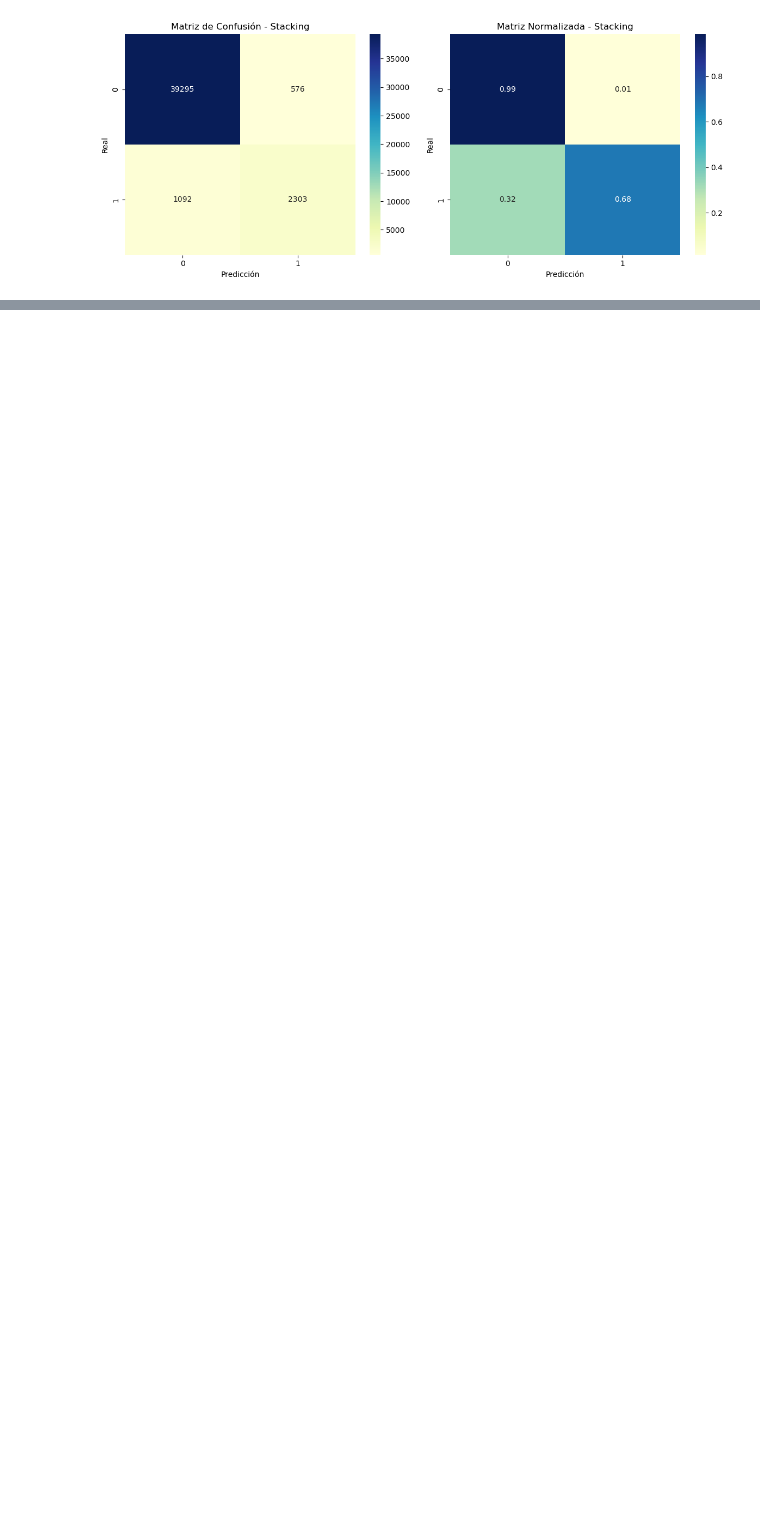
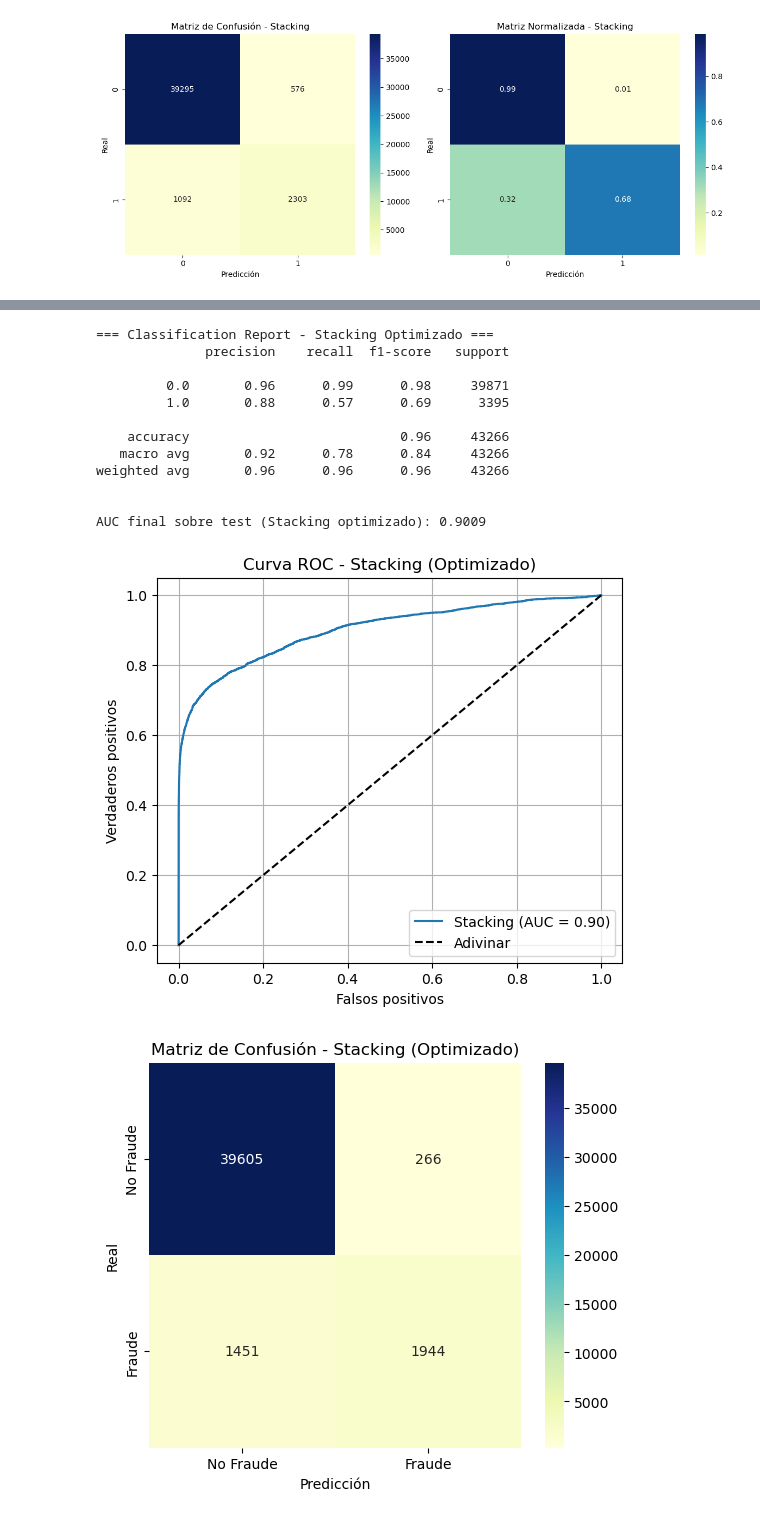
Before and after one commit to Darhudda/Machine_learning, a Jupyter notebook: _sources/Modelo_original.ipynb, the cells around one changed output, grey strips where cells are left out. Saved outputs shown, nothing was run; the diff lists cells and outputs as text; code cells hidden in the pictures; blank space fills up the shorter version.

```diff
--- a/_sources/Modelo_original.ipynb
+++ b/_sources/Modelo_original.ipynb
@@ -10,6 +12,7 @@ import joblib
 knn_model = joblib.load("knn_model.pkl")
 rf_model = joblib.load("rf_model.pkl")
 xgb_model = joblib.load("xgb_model.pkl")
+ridge_model = joblib.load("ridge_model.pkl")
 # %%
 from imblearn.combine import SMOTETomek
 from sklearn.model_selection import train_test_split
@@ -172,0 +602,51 @@ AUC final sobre test (Stacking): 0.9370
+# %%
+from sklearn.metrics import classification_report, confusion_matrix, roc_auc_score, roc_curve
+import matplotlib.pyplot as plt
+import seaborn as sns
+
+# === Predicciones con el stacking optimizado ===
+y_pred_stack = stacking_clf.predict(X_test)
+y_proba_stack = stacking_clf.predict_proba(X_test)[:, 1]
+
+# === Reporte de clasificación ===
+print("\n=== Classification Report - Stacking Optimizado ===")
+print(classification_report(y_test, y_pred_stack))
+
+# === Curva ROC ===
+fpr, tpr, _ = roc_curve(y_test, y_proba_stack)
+auc_score = roc_auc_score(y_test, y_proba_stack)
+print(f"\nAUC final sobre test (Stacking optimizado): {auc_score:.4f}")
+
+plt.figure(figsize=(6, 5))
+plt.plot(fpr, tpr, label=f"Stacking (AUC = {auc_score:.2f})")
+plt.plot([0, 1], [0, 1], 'k--', label='Adivinar')
+plt.xlabel("Falsos positivos")
+plt.ylabel("Verdaderos positivos")
+plt.title("Curva ROC - Stacking (Optimizado)")
+plt.legend()
+plt.grid(True)
+plt.show()
+
+# === Matriz de confusión ===
+cm = confusion_matrix(y_test, y_pred_stack)
+plt.figure(figsize=(6, 5))
+sns.heatmap(cm, annot=True, fmt="d", cmap="YlGnBu", xticklabels=["No Fraude", "Fraude"], yticklabels=["No Fraude", "Fraude"])
+plt.xlabel("Predicción")
+plt.ylabel("Real")
+plt.title("Matriz de Confusión - Stacking (Optimizado)")
+plt.show()
+# %% [output]
+=== Classification Report - Stacking Optimizado ===
+              precision    recall  f1-score   support
+
+         0.0       0.96      0.99      0.98     39871
+         1.0       0.88      0.57      0.69      3395
+
+    accuracy                           0.96     43266
+   macro avg       0.92      0.78      0.84     43266
+weighted avg       0.96      0.96      0.96     43266
+
+
+AUC final sobre test (Stacking optimizado): 0.9009
+[figure, added]
+[figure, added]
```
Also changed, not shown: parts of 18 cells of this notebook, 10 other files.
